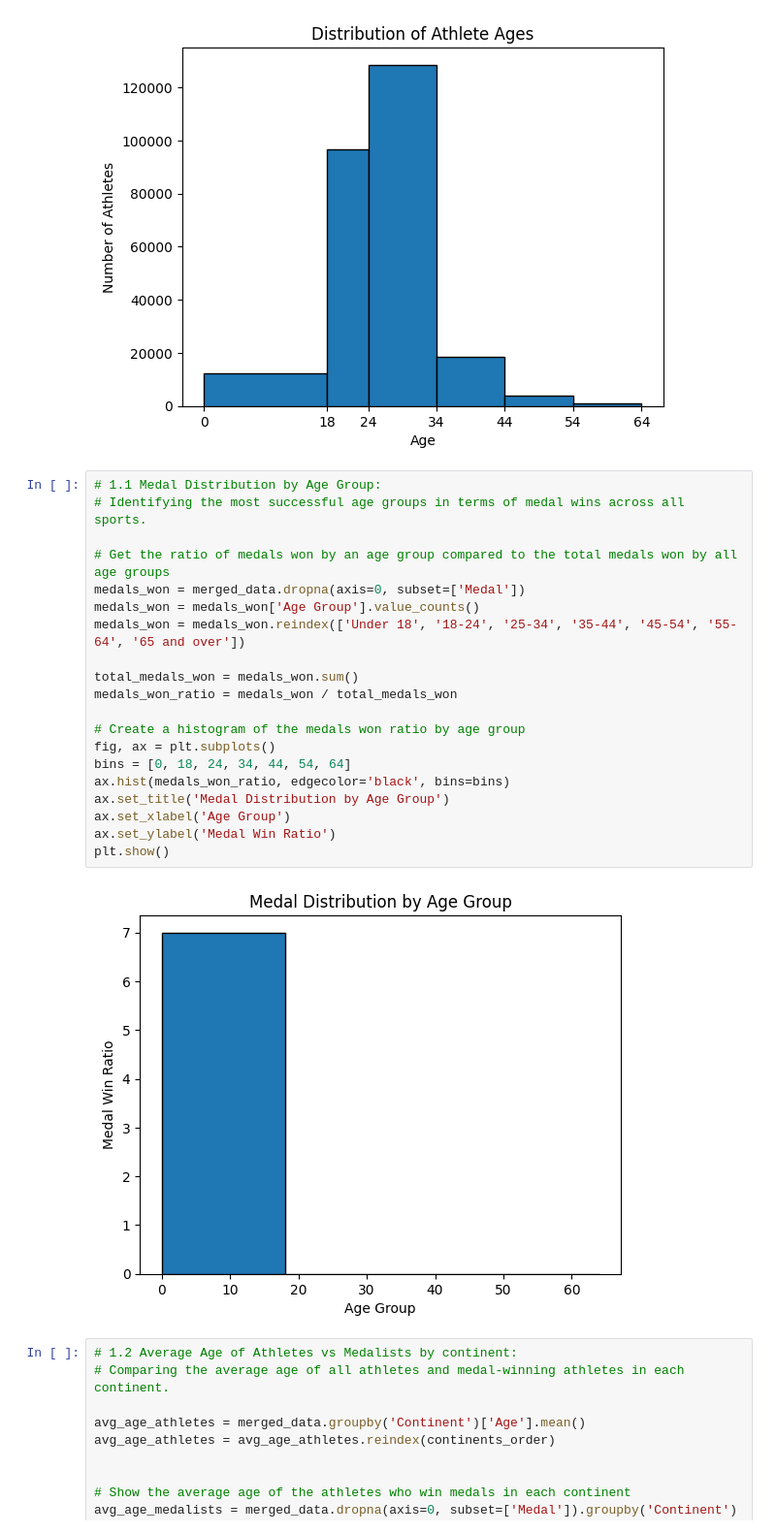
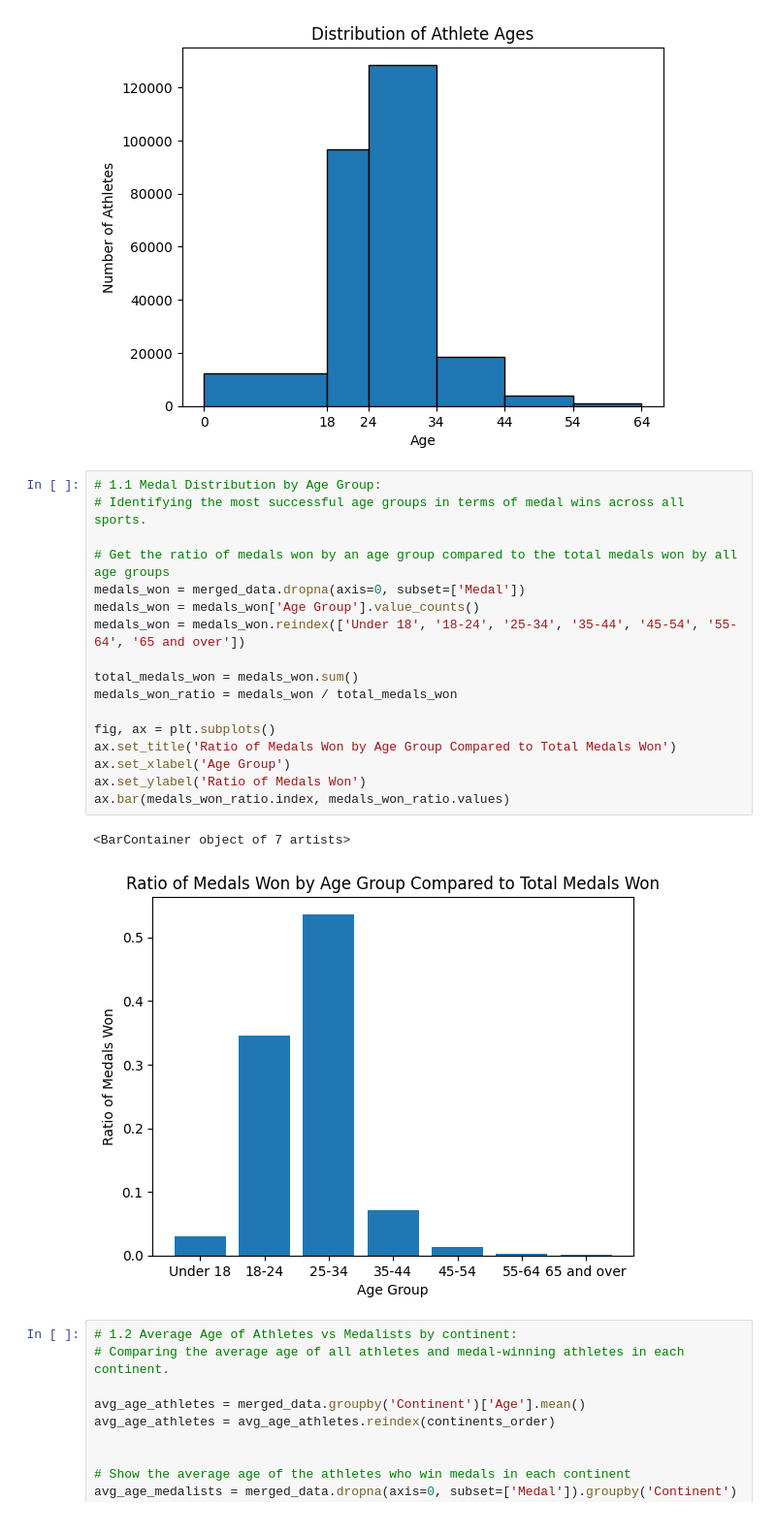
Before and after one commit to AnassTaher/data-wrangling, a Jupyter notebook: q1.ipynb, the cells around one changed output. Shown at 97% size. Cells and saved outputs as stored; diff of their text form.

```diff
--- a/q1.ipynb
+++ b/q1.ipynb
@@ -44,25 +44,23 @@ plt.show()
 # %%
 # 1.1 Medal Distribution by Age Group:
 # Identifying the most successful age groups in terms of medal wins across all sports.
 
 # Get the ratio of medals won by an age group compared to the total medals won by all age groups
 medals_won = merged_data.dropna(axis=0, subset=['Medal'])
 medals_won = medals_won['Age Group'].value_counts()
 medals_won = medals_won.reindex(['Under 18', '18-24', '25-34', '35-44', '45-54', '55-64', '65 and over'])
 
 total_medals_won = medals_won.sum()
 medals_won_ratio = medals_won / total_medals_won
 
-# Create a histogram of the medals won ratio by age group
 fig, ax = plt.subplots()
-bins = [0, 18, 24, 34, 44, 54, 64]
-ax.hist(medals_won_ratio, edgecolor='black', bins=bins)
-ax.set_title('Medal Distribution by Age Group')
+ax.set_title('Ratio of Medals Won by Age Group Compared to Total Medals Won')
 ax.set_xlabel('Age Group')
-ax.set_ylabel('Medal Win Ratio')
-plt.show()
+ax.set_ylabel('Ratio of Medals Won')
+ax.bar(medals_won_ratio.index, medals_won_ratio.values)
 # %% [output]
+<BarContainer object of 7 artists>
-[figure, old version]
+[figure, new version]
 # %%
 # 1.2 Average Age of Athletes vs Medalists by continent:
 # Comparing the average age of all athletes and medal-winning athletes in each continent.
```
Also changed, not shown: 1 other file.
